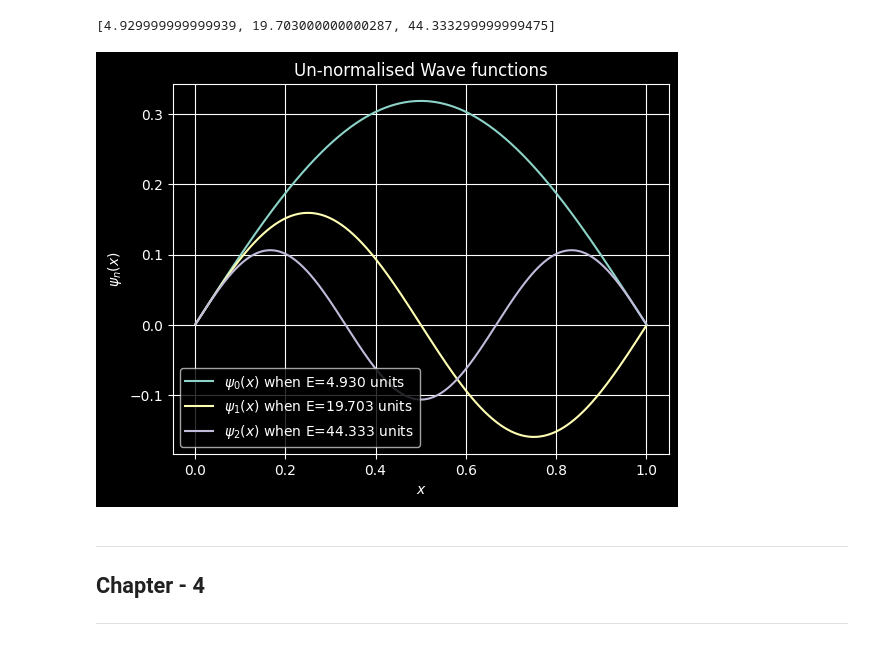
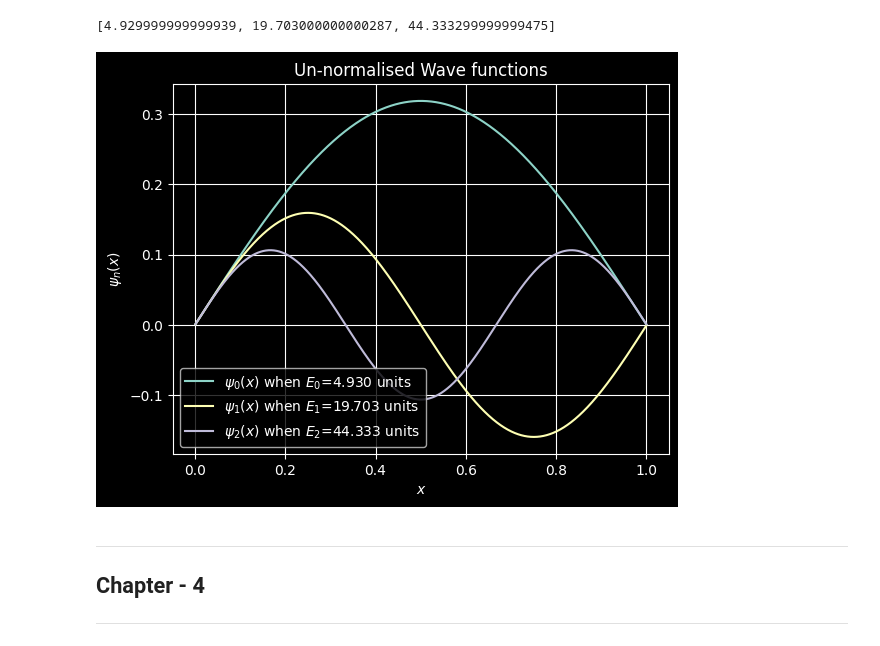
Before and after one commit to SuhasPK/My-Computational-Physics, a Jupyter notebook: Project-8/qm_particle_in_a_box.ipynb, the cells around one changed output. Drawn from its saved outputs; the diff is of its cells as text; code cells hidden in the pictures.

Commit message:
added index to energy in plot.

```diff
--- a/Project-8/qm_particle_in_a_box.ipynb
+++ b/Project-8/qm_particle_in_a_box.ipynb
@@ -228,17 +228,17 @@ eigen_energies
 # %%
 counter = 1
 while counter<=nmax:
-    plt.plot(xlist, eigen_function[counter-1][0],label="$\psi_{%d}(x)$ when E=%.3f units"%(counter-1,eigen_energies[counter-1]))
+    plt.plot(xlist, eigen_function[counter-1][0],label="$\psi_{%d}(x)$ when $E_{%d}$=%.3f units"%(counter-1,counter-1,eigen_energies[counter-1]))
     counter=counter+1
 
 plt.legend()
 plt.title('Un-normalised Wave functions')
 plt.ylabel("$\psi_{n}(x)$")
 plt.xlabel("$x$")
 plt.grid()
 plt.show()
 # %% [output]
-[figure, old version]
+[figure, new version]
 # %% [markdown]
 ---
 ## Chapter - 4
```
Also changed, not shown: 1 other file.
